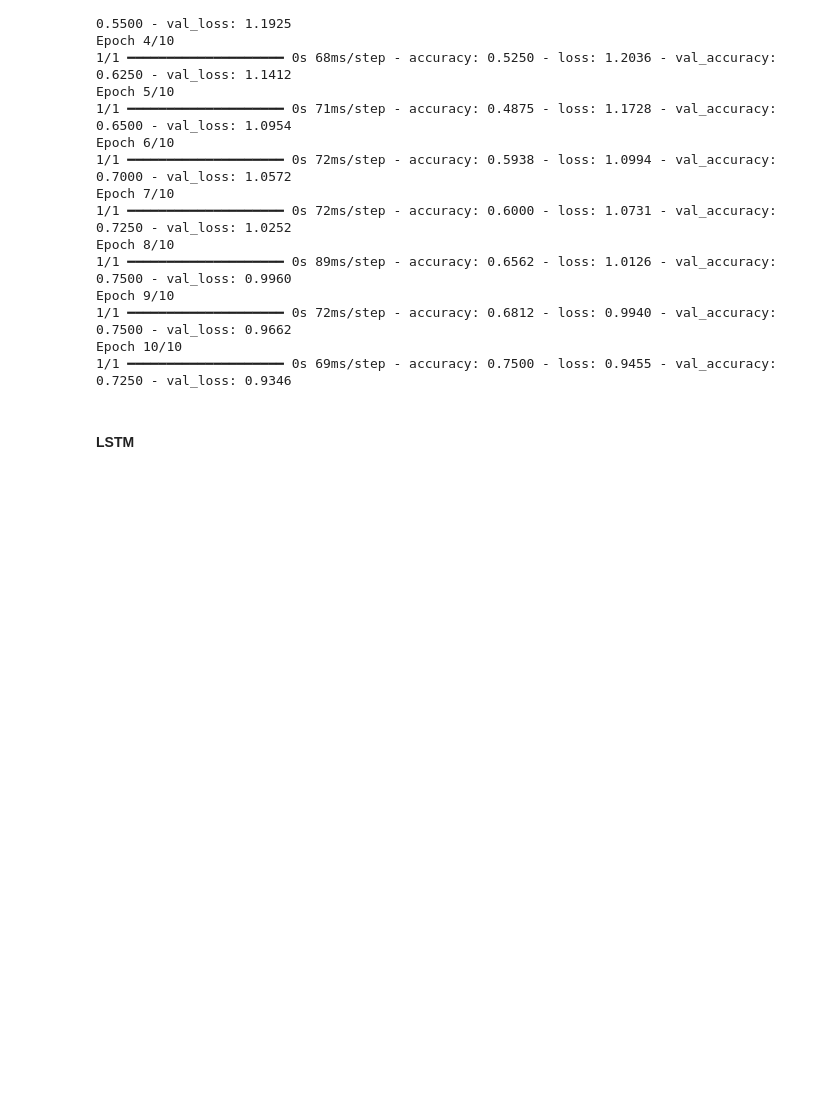
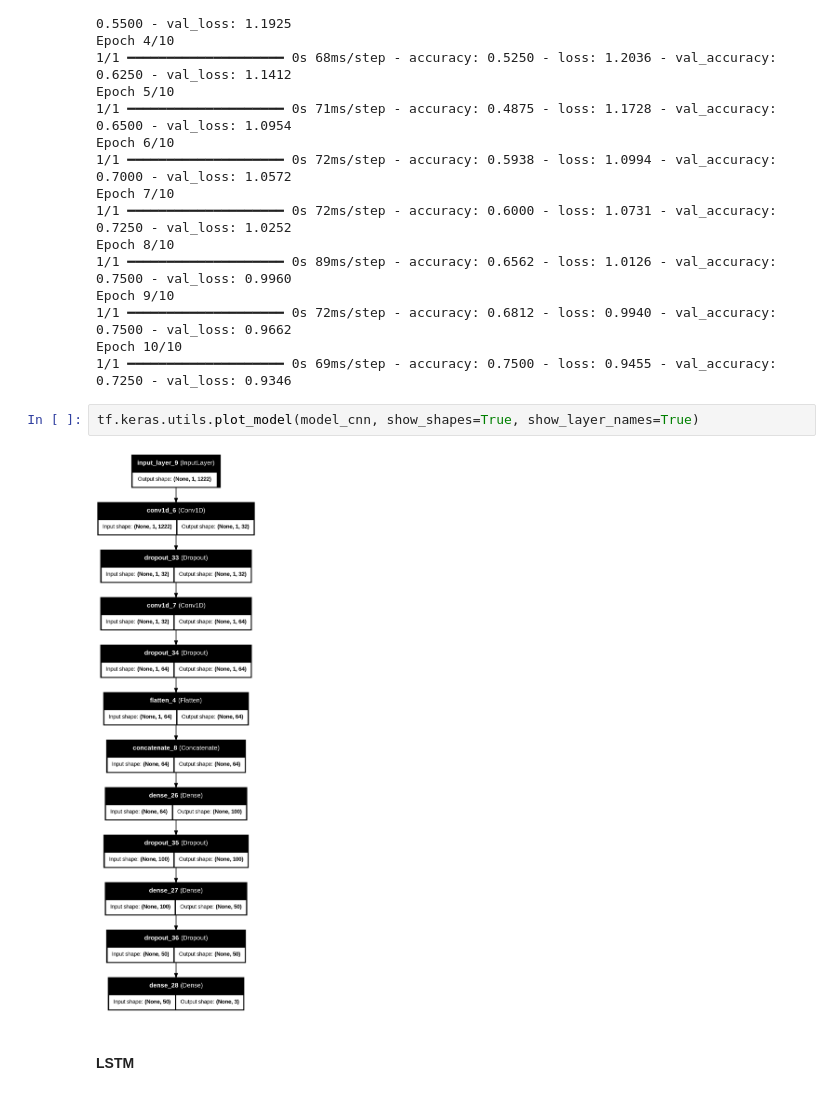
Before and after one commit to Biline-dev/AI_tools, a Jupyter notebook: Audio_Sentiment_Analysis_Project.ipynb, the cells around one changed output. Drawn from its saved outputs; the diff is of its cells as text; blank space fills up the shorter version.

```diff
--- a/Audio_Sentiment_Analysis_Project.ipynb
+++ b/Audio_Sentiment_Analysis_Project.ipynb
@@ -963,6 +963,10 @@ Epoch 9/10
 1/1 ━━━━━━━━━━━━━━━━━━━━ 0s 72ms/step - accuracy: 0.6812 - loss: 0.9940 - val_accuracy: 0.7500 - val_loss: 0.9662
 Epoch 10/10
 1/1 ━━━━━━━━━━━━━━━━━━━━ 0s 69ms/step - accuracy: 0.7500 - loss: 0.9455 - val_accuracy: 0.7250 - val_loss: 0.9346
+# %%
+tf.keras.utils.plot_model(model_cnn, show_shapes=True, show_layer_names=True)
+# %% [output]
+[figure, added]
 # %% [markdown]
 #### LSTM
 # %%
```
Also changed, not shown: parts of 3 cells of this notebook.
